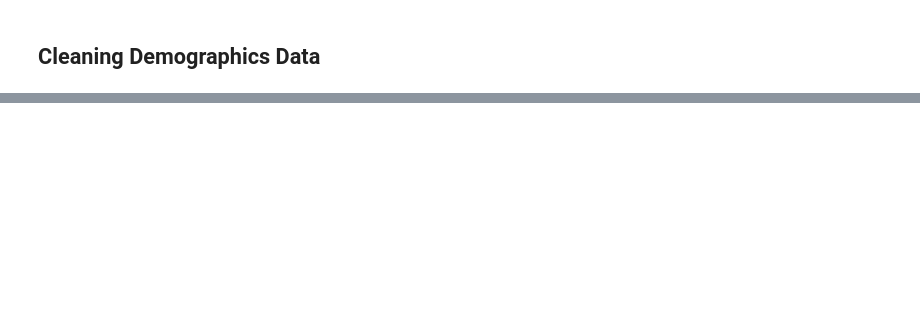
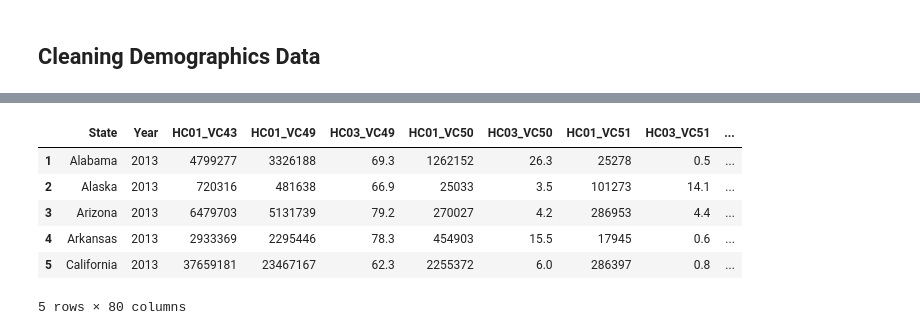
Before and after one commit to david-kishi/US-Border-Data-Scraping, a Jupyter notebook: US_Port_of_Entry_Scraping.ipynb, the cells around one changed output, grey strips where cells are left out. Cells and saved outputs as stored; diff of their text form; code cells hidden in the pictures; blank space fills up the shorter version.

```diff
--- a/US_Port_of_Entry_Scraping.ipynb
+++ b/US_Port_of_Entry_Scraping.ipynb
@@ -196,6 +240,16 @@ acs_12_df.head()
 # %%
+# 2013
 acs_13_df = pd.read_csv(acs_13_path, usecols=column_imports)
 acs_13_df = acs_13_df.drop([0],axis=0)
 acs_13_df = acs_13_df.rename(columns={'GEO.display-label':'State'})
+acs_13_df.insert(1, 'Year', '2013')
 acs_13_df.head()
+# %% [output]
+|  | State | Year | HC01_VC43 | HC01_VC49 | HC03_VC49 | HC01_VC50 | HC03_VC50 | HC01_VC51 | HC03_VC51 | ... |
+| 1 | Alabama | 2013 | 4799277 | 3326188 | 69.3 | 1262152 | 26.3 | 25278 | 0.5 | ... |
+| 2 | Alaska | 2013 | 720316 | 481638 | 66.9 | 25033 | 3.5 | 101273 | 14.1 | ... |
+| 3 | Arizona | 2013 | 6479703 | 5131739 | 79.2 | 270027 | 4.2 | 286953 | 4.4 | ... |
+| 4 | Arkansas | 2013 | 2933369 | 2295446 | 78.3 | 454903 | 15.5 | 17945 | 0.6 | ... |
+| 5 | California | 2013 | 37659181 | 23467167 | 62.3 | 2255372 | 6.0 | 286397 | 0.8 | ... |
+5 rows × 80 columns
 # %%
```
Also changed, not shown: parts of 13 cells of this notebook, 12 other files.
